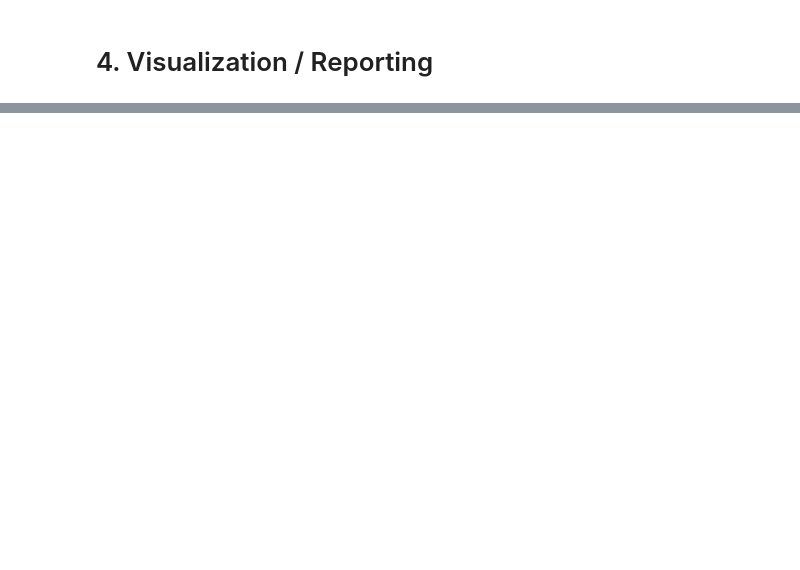
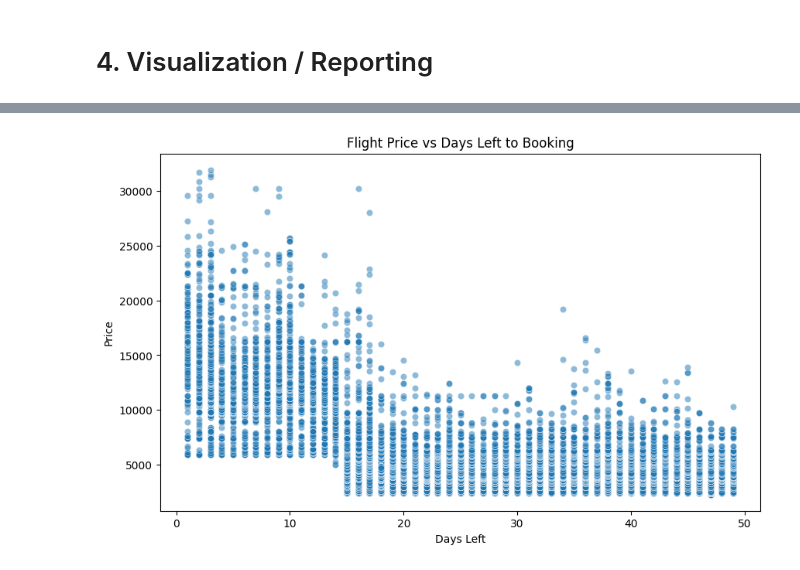
Before and after one commit to nandu26m/data-analytics-projects, a Jupyter notebook: airlines-data-analysis-project/airlines-data-analysis-project.ipynb, the cells around one changed output, grey strips where cells are left out. Saved outputs shown, nothing was run; the diff lists cells and outputs as text; code cells hidden in the pictures; blank space fills up the shorter version.

```diff
--- a/airlines-data-analysis-project/airlines-data-analysis-project.ipynb
+++ b/airlines-data-analysis-project/airlines-data-analysis-project.ipynb
@@ -540,0 +548,10 @@ data.head()
+# %%
+# 5.2. Price Trends vs Booking Days (Days_left)
+plt.figure(figsize=(10,6))
+sns.scatterplot(x='Days_left', y='Price', data=data, alpha=0.5)
+plt.title("Flight Price vs Days Left to Booking")
+plt.xlabel("Days Left")
+plt.ylabel("Price")
+plt.show()
+# %% [output]
+[figure, added]
```
Also changed, not shown: parts of 6 cells of this notebook.
